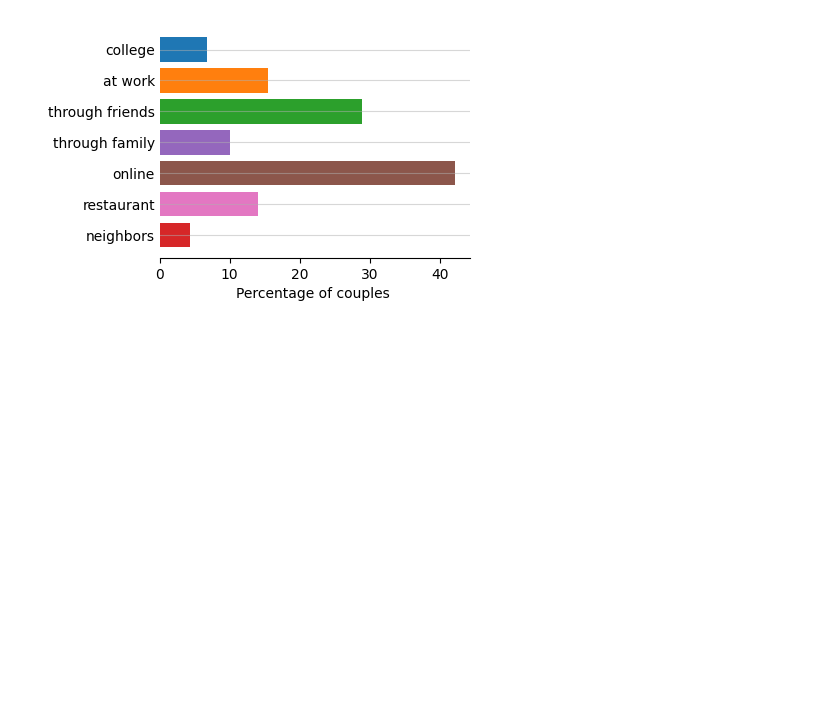
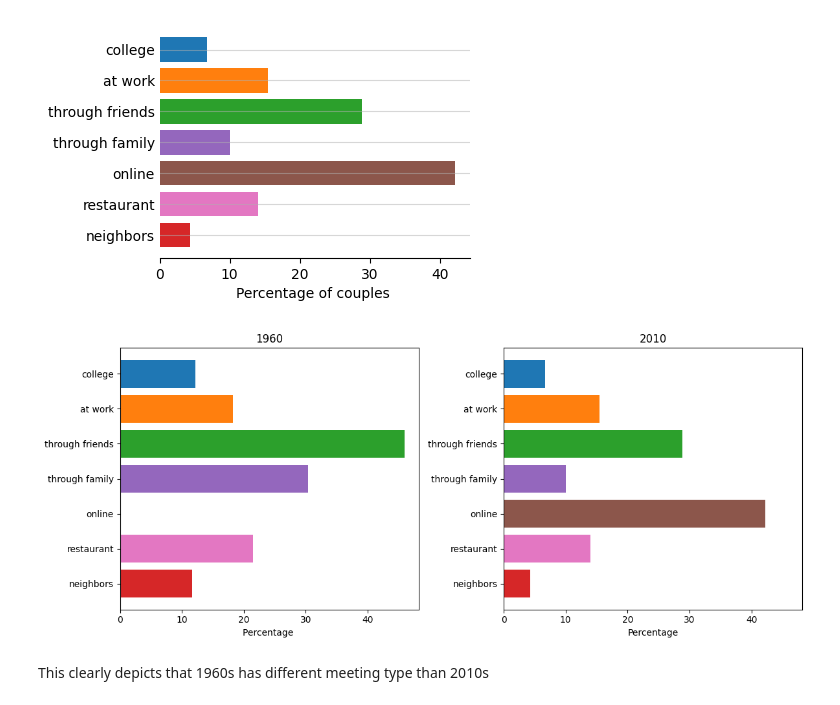
Before and after one commit to sanagahoi/Python_labs, a Jupyter notebook: cisco-labs/how-couples-met-project/how-couples-met-project.ipynb, the cells around one changed output. Drawn from its saved outputs; the diff is of its cells as text; code cells hidden in the pictures; blank space fills up the shorter version.

```diff
--- a/cisco-labs/how-couples-met-project/how-couples-met-project.ipynb
+++ b/cisco-labs/how-couples-met-project/how-couples-met-project.ipynb
@@ -250,3 +250,25 @@ clean_axes()
 plt.show()
 # %% [output]
 [figure]
+# %%
+fig, (ax1, ax2) = plt.subplots(1,2,figsize=(12,5), sharex=True)
+
+# subplot 1
+decade_1960 =df.loc[1960.0]
+ax1.barh(decade_1960.index, decade_1960.values, color=colors)
+ax1.set_title("1960")
+ax1.set_xlabel('Percentage ')
+ax1.invert_yaxis()
+
+# subplot 2
+ax2.barh(decade_2010.index, decade_2010.values, color=colors)
+ax2.set_title("2010")
+ax2.set_xlabel("Percentage")
+ax2.invert_yaxis()
+
+plt.tight_layout()
+plt.show()
+# %% [output]
+[figure, added]
+# %% [markdown]
+This clearly depicts that 1960s has different meeting type than 2010s
```
